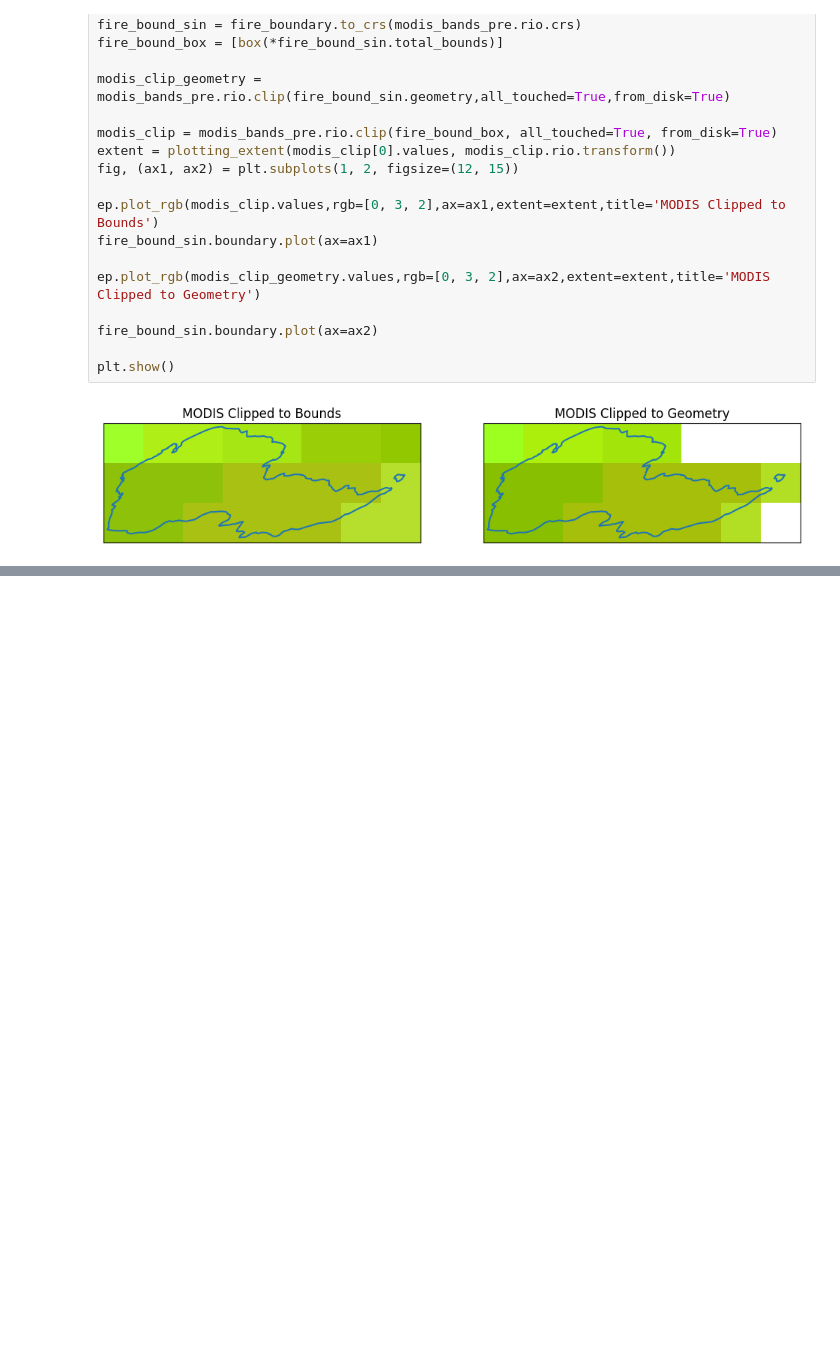
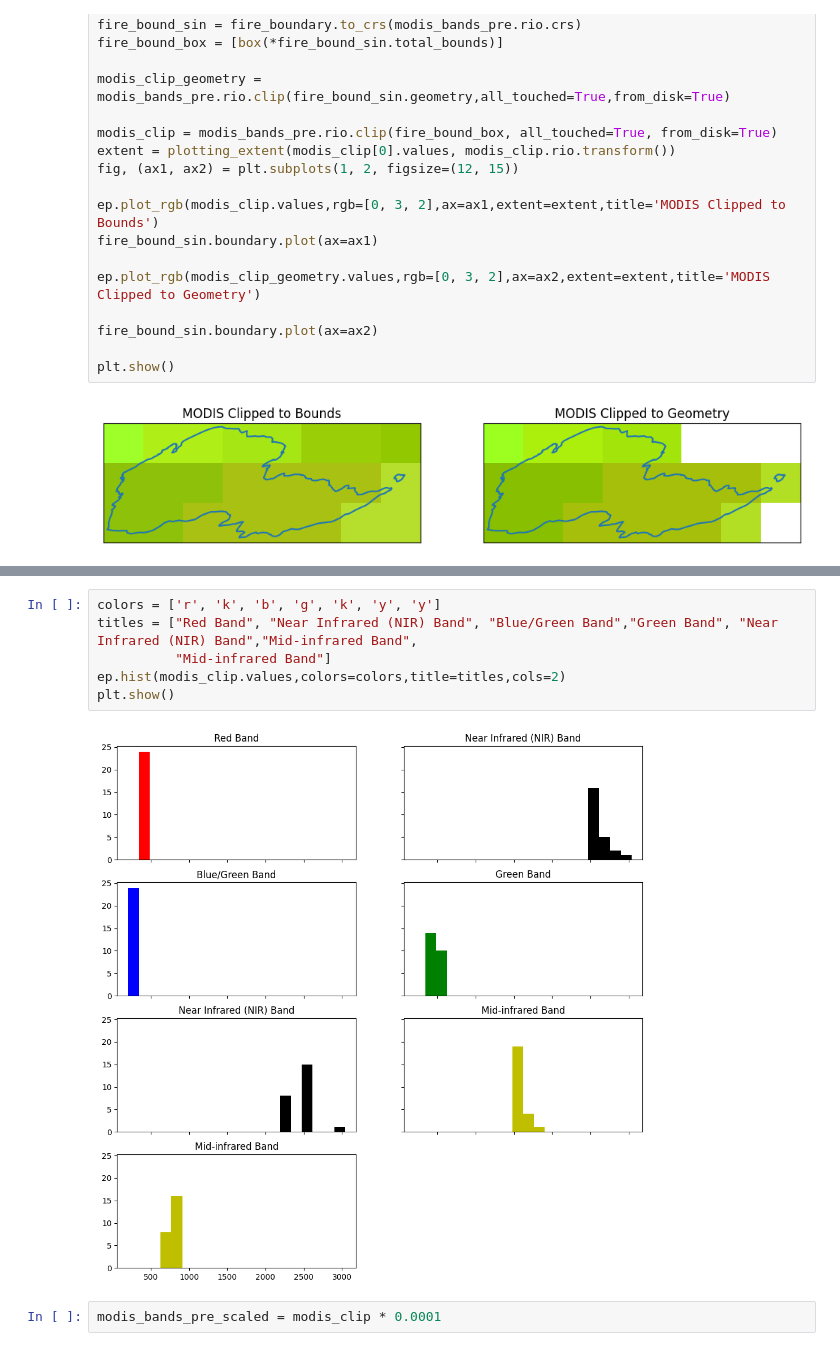
Before and after one commit to benjy-11/gisc606-lab6, a Jupyter notebook: modis.ipynb, the cells around one changed output, grey strips where cells are left out. Drawn from its saved outputs; the diff is of its cells as text; blank space fills up the shorter version.

```diff
--- a/modis.ipynb
+++ b/modis.ipynb
@@ -123,0 +127,10 @@ titles = ["Red Band", "Near Infrared (NIR) Band", "Blue/Green Band", "Green Band
+# %%
+colors = ['r', 'k', 'b', 'g', 'k', 'y', 'y']
+titles = ["Red Band", "Near Infrared (NIR) Band", "Blue/Green Band","Green Band", "Near Infrared (NIR) Band","Mid-infrared Band",
+          "Mid-infrared Band"]
+ep.hist(modis_clip.values,colors=colors,title=titles,cols=2)
+plt.show()
+# %% [output]
+[figure, added]
+# %%
+modis_bands_pre_scaled = modis_clip * 0.0001
```
Also changed, not shown: parts of 6 cells of this notebook.
